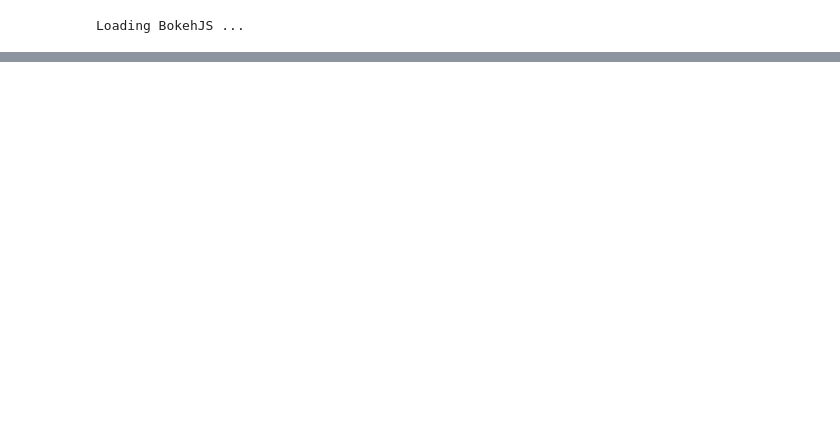
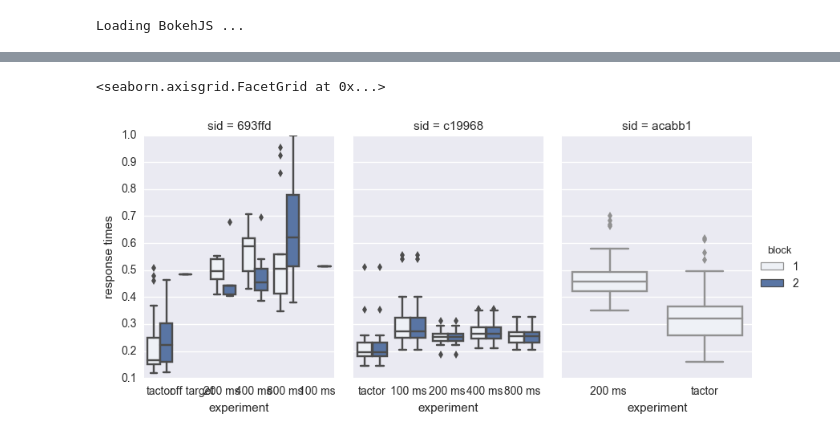
Before and after one commit to davidjuliancaldwell/StimulationResponseTimingPython, a Jupyter notebook: PlottingMatlabData.ipynb, the cells around one changed output, grey strips where cells are left out. Cells and saved outputs as stored; diff of their text form; code cells hidden in the pictures; blank space fills up the shorter version.

```diff
--- a/PlottingMatlabData.ipynb
+++ b/PlottingMatlabData.ipynb
@@ -103 +168,9 @@ dataFdict.melt
+# %%
+g = sns.FacetGrid(resultTrim,col="sid",size=4,aspect=0.7,sharex=False)
+(g.map(sns.boxplot, "experiment","response times","block")
+ .despine(left=True)
+ .add_legend(title="block"))
+# %% [output]
+<seaborn.axisgrid.FacetGrid at 0x...>
+[figure, added]
 # %%
```
Also changed, not shown: parts of 34 cells of this notebook.
